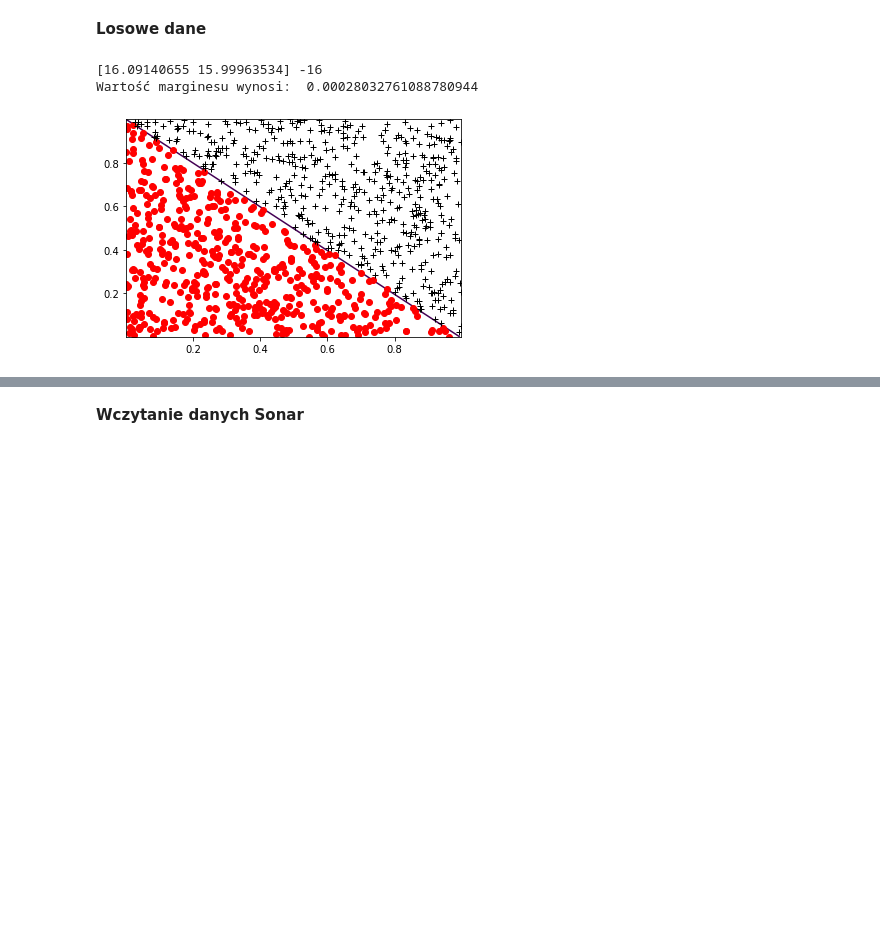
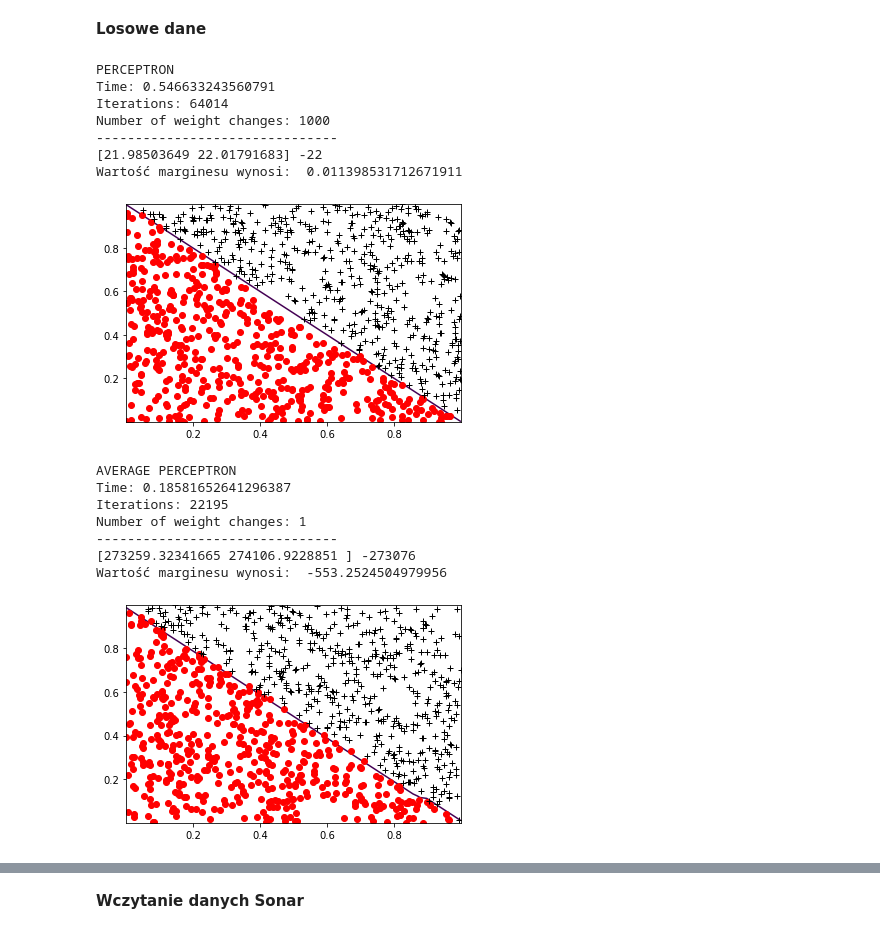
Before and after one commit to wolejnik/master-s-degree, a Jupyter notebook: simple_perceptron/main.ipynb, the cells around one changed output, grey strips where cells are left out. Saved outputs shown, nothing was run; the diff lists cells and outputs as text; code cells hidden in the pictures; blank space fills up the shorter version.

Commit message:
:construction: Added a summary working of perceptron

```diff
--- a/simple_perceptron/main.ipynb
+++ b/simple_perceptron/main.ipynb
@@ -65,7 +70,10 @@ class Perceptron(LinBase):
         i = 0
         k = 0
         t1 = time.time()
+        ci = 0
+        print("PERCEPTRON")
         while(k < m):
+            ci += 1
             if y[i] * (w.dot(X[i, :]) + b) <= 0:
                 w = w + X[i, :] * y[i]
                 b = b + y[i]
@@ -77,7 +85,10 @@ class Perceptron(LinBase):
             if t2 - t1 > self.break_time_:
                 print("Przekroczony czas!")
                 break
-
+        print(f'Time: {time.time() - t1}\n'
+              f'Iterations: {ci}\n'
+              f'Number of weight changes: {k}')
+        print('-------------------------------')
         self.coef_ = w
         self.intercept_ = b
 # %% [markdown]
@@ -238,6 +253,30 @@ for i, clf in enumerate([Perceptron()]):
     a,b = clf.margin(X, y)
     print('Wartość marginesu wynosi: ', a)
 # %% [output]
-[16.09140655 15.99963534] -16
-Wartość marginesu wynosi:  0.00028032761088780944
+PERCEPTRON
+Time: 0.546633243560791
+Iterations: 64014
+Number of weight changes: 1000
+-------------------------------
+[21.98503649 22.01791683] -22
+Wartość marginesu wynosi:  0.011398531712671911
-[figure, old version]
+[figure, new version]
+# %%
+m, n = 1000, 2
+X = np.random.rand(m, n)
+y = (X.dot([1, 1]) > 1) * 2 - 1
+for i, clf in enumerate([AveragePerceptron()]):
+    clf.fit(X, y)
+    plot_class(X, y, clf)
+    print(clf.coef_, clf.intercept_)
+    a,b = clf.margin(X, y)
+    print('Wartość marginesu wynosi: ', a)
+# %% [output]
+AVERAGE PERCEPTRON
+Time: 0.18581652641296387
+Iterations: 22195
+Number of weight changes: 1
+-------------------------------
+[273259.32341665 274106.9228851 ] -273076
+Wartość marginesu wynosi:  -553.2524504979956
+[figure, added]
```
Also changed, not shown: parts of 16 cells of this notebook.
